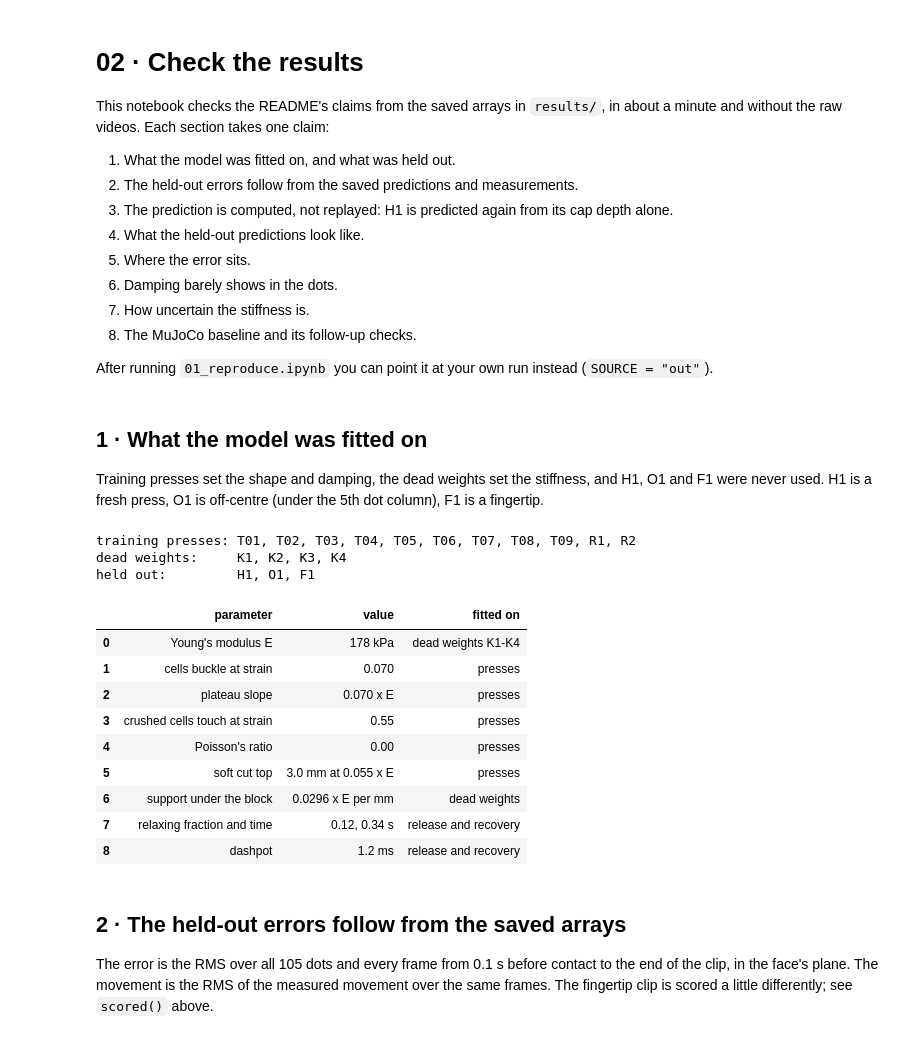
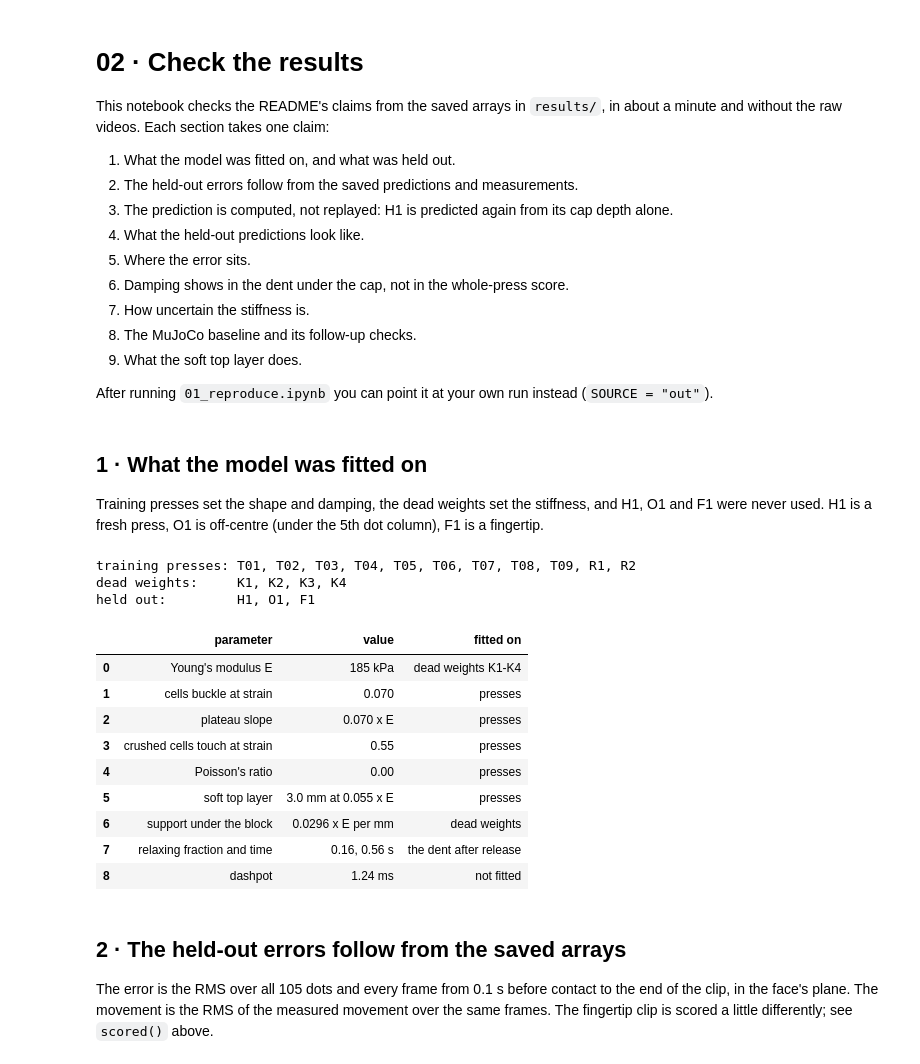
Before and after one commit to Abeey04/press2sim, a Jupyter notebook: notebooks/02_check_results.ipynb, the cells around one changed output. Saved outputs shown, nothing was run; the diff lists cells and outputs as text; code cells hidden in the pictures.

```diff
--- a/notebooks/02_check_results.ipynb
+++ b/notebooks/02_check_results.ipynb
@@ -9,9 +9,10 @@ without the raw videos. Each section takes one claim:
 3. The prediction is computed, not replayed: H1 is predicted again from its cap depth alone.
 4. What the held-out predictions look like.
 5. Where the error sits.
-6. Damping barely shows in the dots.
+6. Damping shows in the dent under the cap, not in the whole-press score.
 7. How uncertain the stiffness is.
 8. The MuJoCo baseline and its follow-up checks.
+9. What the soft top layer does.
 
 After running `01_reproduce.ipynb` you can point it at your own run instead (`SOURCE = "out"`).
 # %%
@@ -62,34 +63,34 @@ never used. H1 is a fresh press, O1 is off-centre (under the 5th dot column), F1
 # %%
 print("training presses:", ", ".join(fit["train"]))
 print("dead weights:    ", ", ".join(fit["weights"]))
 print("held out:        ", ", ".join(fit["held_out"]))
 assert not set(fit["held_out"]) & set(fit["train"] + fit["weights"])
 pp = fit["params"]
 pd.DataFrame([
     ["Young's modulus E", f"{pp['E'] / 1e3:.0f} kPa", "dead weights K1-K4"],
     ["cells buckle at strain", f"{pp['eps_y']:.3f}", "presses"],
     ["plateau slope", f"{pp['h']:.3f} x E", "presses"],
     ["crushed cells touch at strain", f"{pp['eps_d']:.2f}", "presses"],
     ["Poisson's ratio", f"{pp['nu']:.2f}", "presses"],
-    ["soft cut top", f"{pp['skin_t']:.1f} mm at {pp['skin_k']:.3f} x E", "presses"],
+    ["soft top layer", f"{pp['skin_t']:.1f} mm at {pp['skin_k']:.3f} x E", "presses"],
     ["support under the block", f"{pp['support']:.4f} x E per mm", "dead weights"],
-    ["relaxing fraction and time", f"{pp['g'][0]:.2f}, {pp['tau'][0]:.2f} s", "release and recovery"],
-    ["dashpot", f"{pp['tau_v'] * 1e3:.1f} ms", "release and recovery"],
+    ["relaxing fraction and time", f"{pp['g'][0]:.2f}, {pp['tau'][0]:.2f} s", "the dent after release"],
+    ["dashpot", f"{pp['tau_v'] * 1e3:.2f} ms", "not fitted"],
 ], columns=["parameter", "value", "fitted on"])
 # %% [output]
 training presses: T01, T02, T03, T04, T05, T06, T07, T08, T09, R1, R2
 dead weights:     K1, K2, K3, K4
 held out:         H1, O1, F1
 |  | parameter | value | fitted on |
-| 0 | Young's modulus E | 178 kPa | dead weights K1-K4 |
+| 0 | Young's modulus E | 185 kPa | dead weights K1-K4 |
 | 1 | cells buckle at strain | 0.070 | presses |
 | 2 | plateau slope | 0.070 x E | presses |
 | 3 | crushed cells touch at strain | 0.55 | presses |
 | 4 | Poisson's ratio | 0.00 | presses |
-| 5 | soft cut top | 3.0 mm at 0.055 x E | presses |
+| 5 | soft top layer | 3.0 mm at 0.055 x E | presses |
 | 6 | support under the block | 0.0296 x E per mm | dead weights |
-| 7 | relaxing fraction and time | 0.12, 0.34 s | release and recovery |
-| 8 | dashpot | 1.2 ms | release and recovery |
+| 7 | relaxing fraction and time | 0.16, 0.56 s | the dent after release |
+| 8 | dashpot | 1.24 ms | not fitted |
 # %% [markdown]
 ## 2 · The held-out errors follow from the saved arrays
 
```
Also changed, not shown: parts of 16 cells of this notebook, 47 other files.
